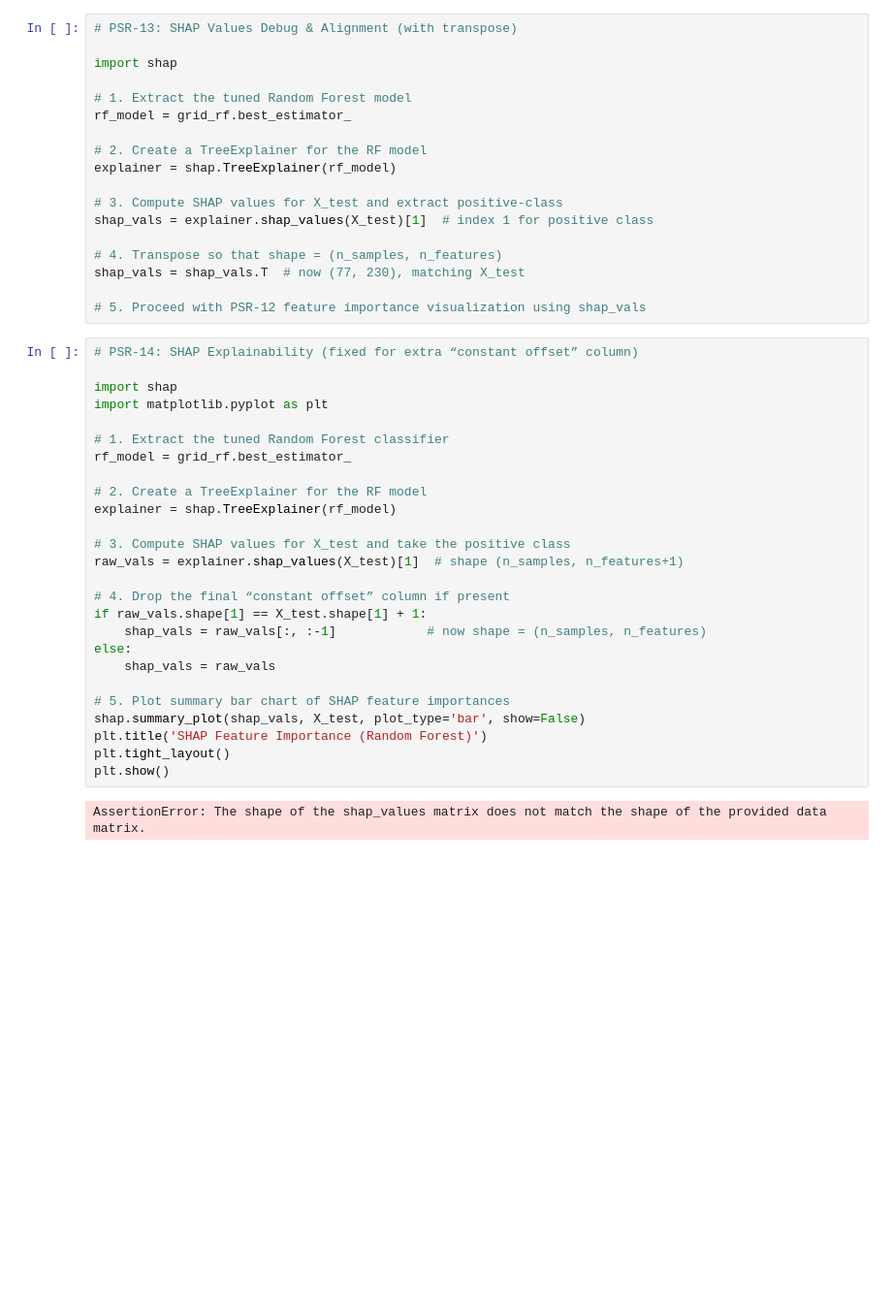
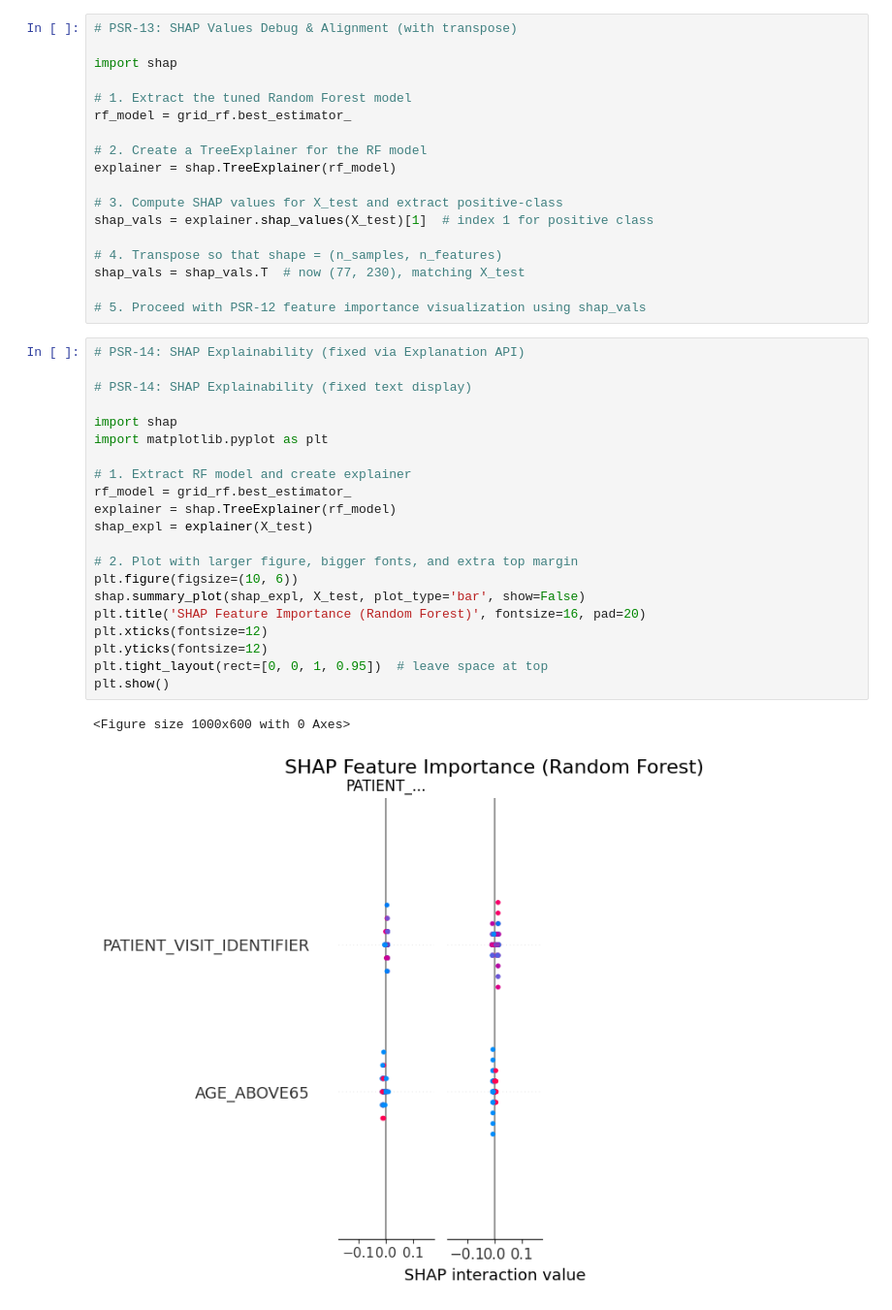
Before and after one commit to isthatarequirement/CAPSTONE, a Jupyter notebook: CAPSTONE_NWEBER_notebook.ipynb, the cells around one changed output. Shown: that part at 97% size. Saved outputs shown, nothing was run; the diff lists cells and outputs as text; blank space fills up the shorter version.

Commit message:
102025 cleaned up text explanations and analyst notes and re-verified code working

```diff
--- a/CAPSTONE_NWEBER_notebook.ipynb
+++ b/CAPSTONE_NWEBER_notebook.ipynb
@@ -625,33 +625,29 @@ shap_vals = shap_vals.T  # now (77, 230), matching X_test
 
 # 5. Proceed with PSR-12 feature importance visualization using shap_vals
 # %%
-# PSR-14: SHAP Explainability (fixed for extra “constant offset” column)
+# PSR-14: SHAP Explainability (fixed via Explanation API)
+
+# PSR-14: SHAP Explainability (fixed text display)
 
 import shap
 import matplotlib.pyplot as plt
 
-# 1. Extract the tuned Random Forest classifier
+# 1. Extract RF model and create explainer
 rf_model = grid_rf.best_estimator_
+explainer = shap.TreeExplainer(rf_model)
+shap_expl = explainer(X_test)
 
-# 2. Create a TreeExplainer for the RF model
-explainer = shap.TreeExplainer(rf_model)
-
-# 3. Compute SHAP values for X_test and take the positive class
-raw_vals = explainer.shap_values(X_test)[1]  # shape (n_samples, n_features+1)
-
-# 4. Drop the final “constant offset” column if present
-if raw_vals.shape[1] == X_test.shape[1] + 1:
-    shap_vals = raw_vals[:, :-1]            # now shape = (n_samples, n_features)
-else:
-    shap_vals = raw_vals
-
-# 5. Plot summary bar chart of SHAP feature importances
-shap.summary_plot(shap_vals, X_test, plot_type='bar', show=False)
-plt.title('SHAP Feature Importance (Random Forest)')
-plt.tight_layout()
+# 2. Plot with larger figure, bigger fonts, and extra top margin
+plt.figure(figsize=(10, 6))
+shap.summary_plot(shap_expl, X_test, plot_type='bar', show=False)
+plt.title('SHAP Feature Importance (Random Forest)', fontsize=16, pad=20)
+plt.xticks(fontsize=12)
+plt.yticks(fontsize=12)
+plt.tight_layout(rect=[0, 0, 1, 0.95])  # leave space at top
 plt.show()
 # %% [output]
-AssertionError: The shape of the shap_values matrix does not match the shape of the provided data matrix.
+<Figure size 1000x600 with 0 Axes>
+[figure, added]
 # %% [markdown]
 # Analysis notes:
 
```
Also changed, not shown: parts of 5 cells of this notebook, 5 other files.
